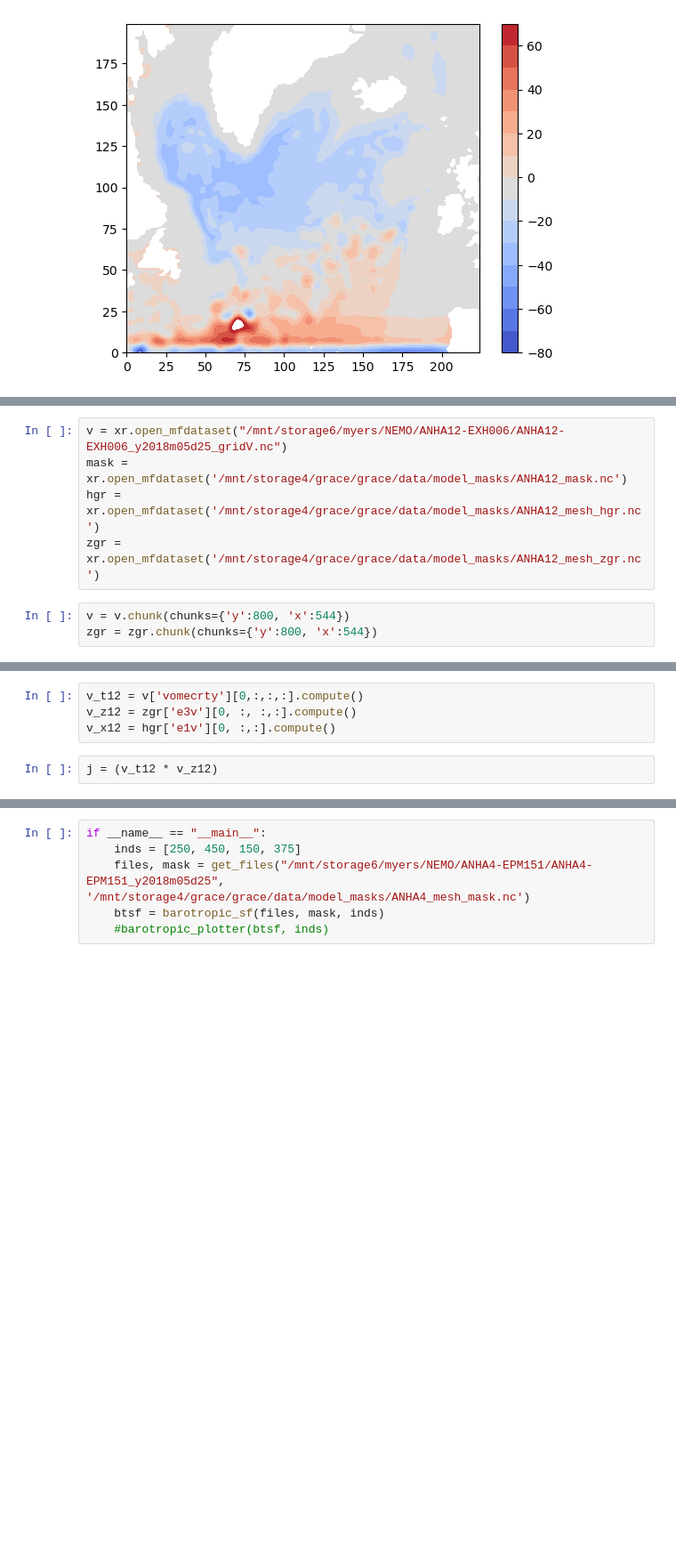
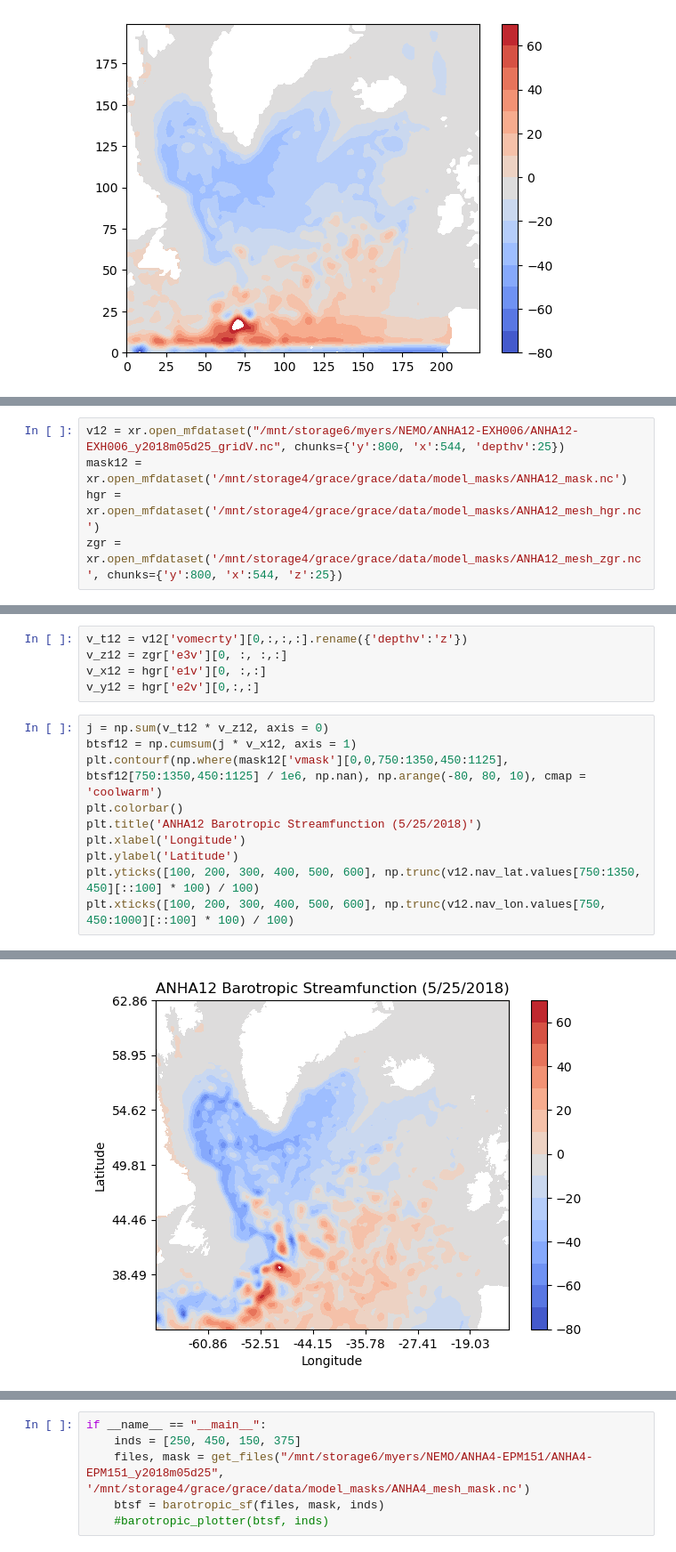
Before and after one commit to gekirkpatrick/NEMO-Analysis-Base-Scripts, a Jupyter notebook: Barotropic_sf.ipynb, the cells around one changed output, grey strips where cells are left out. Shown at 89% size. Drawn from its saved outputs; the diff is of its cells as text; blank space fills up the shorter version.

```diff
--- a/Barotropic_sf.ipynb
+++ b/Barotropic_sf.ipynb
@@ -105,8 +139,5 @@ plt.colorbar()
 # %%
-v = xr.open_mfdataset("/mnt/storage6/myers/NEMO/ANHA12-EXH006/ANHA12-EXH006_y2018m05d25_gridV.nc")
-mask = xr.open_mfdataset('/mnt/storage4/grace/grace/data/model_masks/ANHA12_mask.nc')
+v12 = xr.open_mfdataset("/mnt/storage6/myers/NEMO/ANHA12-EXH006/ANHA12-EXH006_y2018m05d25_gridV.nc", chunks={'y':800, 'x':544, 'depthv':25})
+mask12 = xr.open_mfdataset('/mnt/storage4/grace/grace/data/model_masks/ANHA12_mask.nc')
 hgr = xr.open_mfdataset('/mnt/storage4/grace/grace/data/model_masks/ANHA12_mesh_hgr.nc')
-zgr = xr.open_mfdataset('/mnt/storage4/grace/grace/data/model_masks/ANHA12_mesh_zgr.nc')
+zgr = xr.open_mfdataset('/mnt/storage4/grace/grace/data/model_masks/ANHA12_mesh_zgr.nc', chunks={'y':800, 'x':544, 'z':25})
-# %%
-v = v.chunk(chunks={'y':800, 'x':544})
-zgr = zgr.chunk(chunks={'y':800, 'x':544})
@@ -113,6 +232,16 @@ zgr = zgr.chunk(chunks={'y':800, 'x':544})
 # %%
-v_t12 = v['vomecrty'][0,:,:,:].compute()
-v_z12 = zgr['e3v'][0, :, :,:].compute()
-v_x12 = hgr['e1v'][0, :,:].compute()
+v_t12 = v12['vomecrty'][0,:,:,:].rename({'depthv':'z'})
+v_z12 = zgr['e3v'][0, :, :,:]
+v_x12 = hgr['e1v'][0, :,:]
+v_y12 = hgr['e2v'][0,:,:]
 # %%
-j = (v_t12 * v_z12)
+j = np.sum(v_t12 * v_z12, axis = 0)
+btsf12 = np.cumsum(j * v_x12, axis = 1)
+plt.contourf(np.where(mask12['vmask'][0,0,750:1350,450:1125], btsf12[750:1350,450:1125] / 1e6, np.nan), np.arange(-80, 80, 10), cmap = 'coolwarm')
+plt.colorbar()
+plt.title('ANHA12 Barotropic Streamfunction (5/25/2018)')
+plt.xlabel('Longitude')
+plt.ylabel('Latitude')
+plt.yticks([100, 200, 300, 400, 500, 600], np.trunc(v12.nav_lat.values[750:1350, 450][::100] * 100) / 100)
+plt.xticks([100, 200, 300, 400, 500, 600], np.trunc(v12.nav_lon.values[750, 450:1000][::100] * 100) / 100)
+# %% [output]
@@ -118,0 +260 @@ j = (v_t12 * v_z12)
+[figure, added]
```
Also changed, not shown: parts of 12 cells of this notebook, 1 other file.
